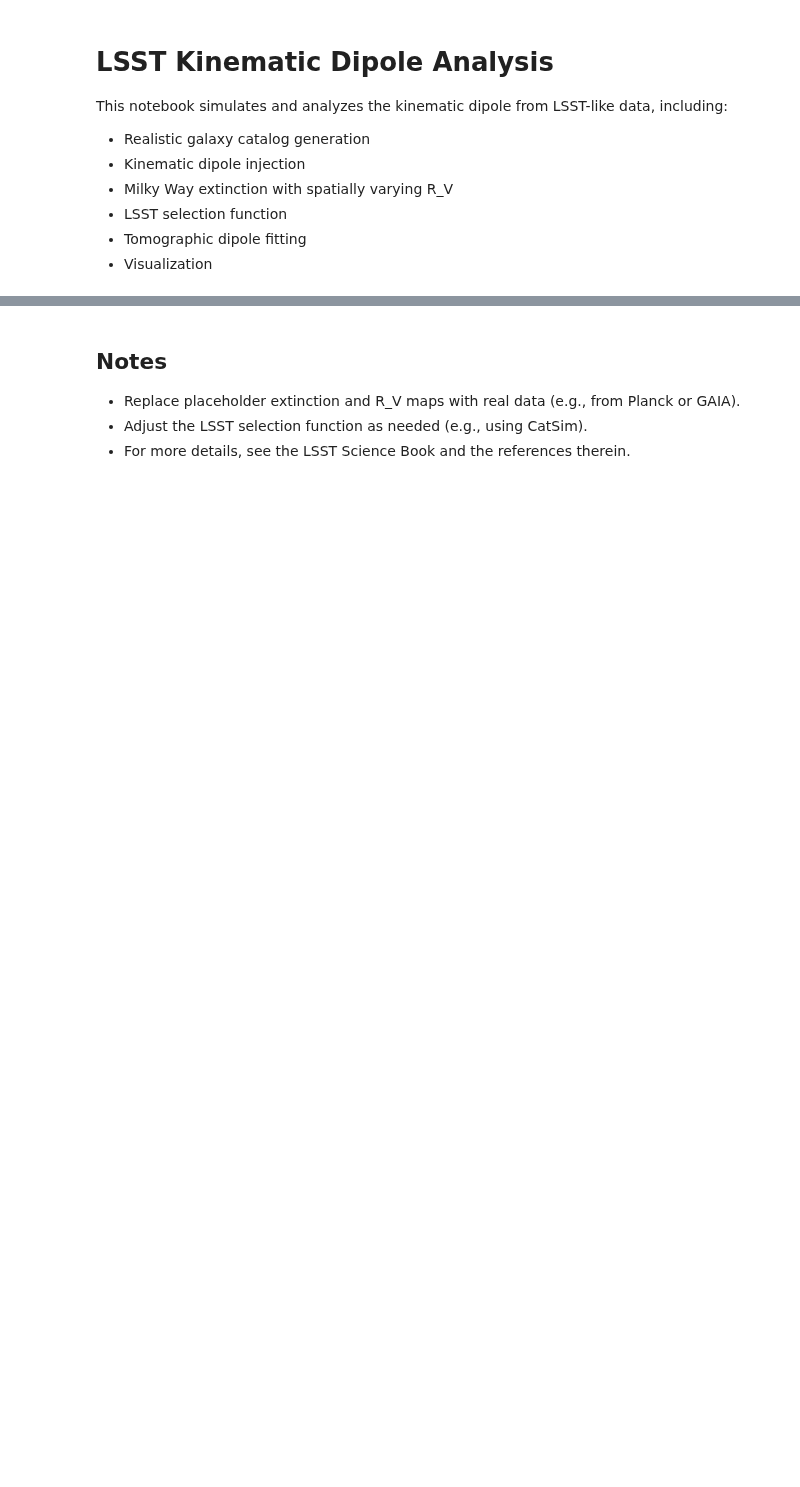
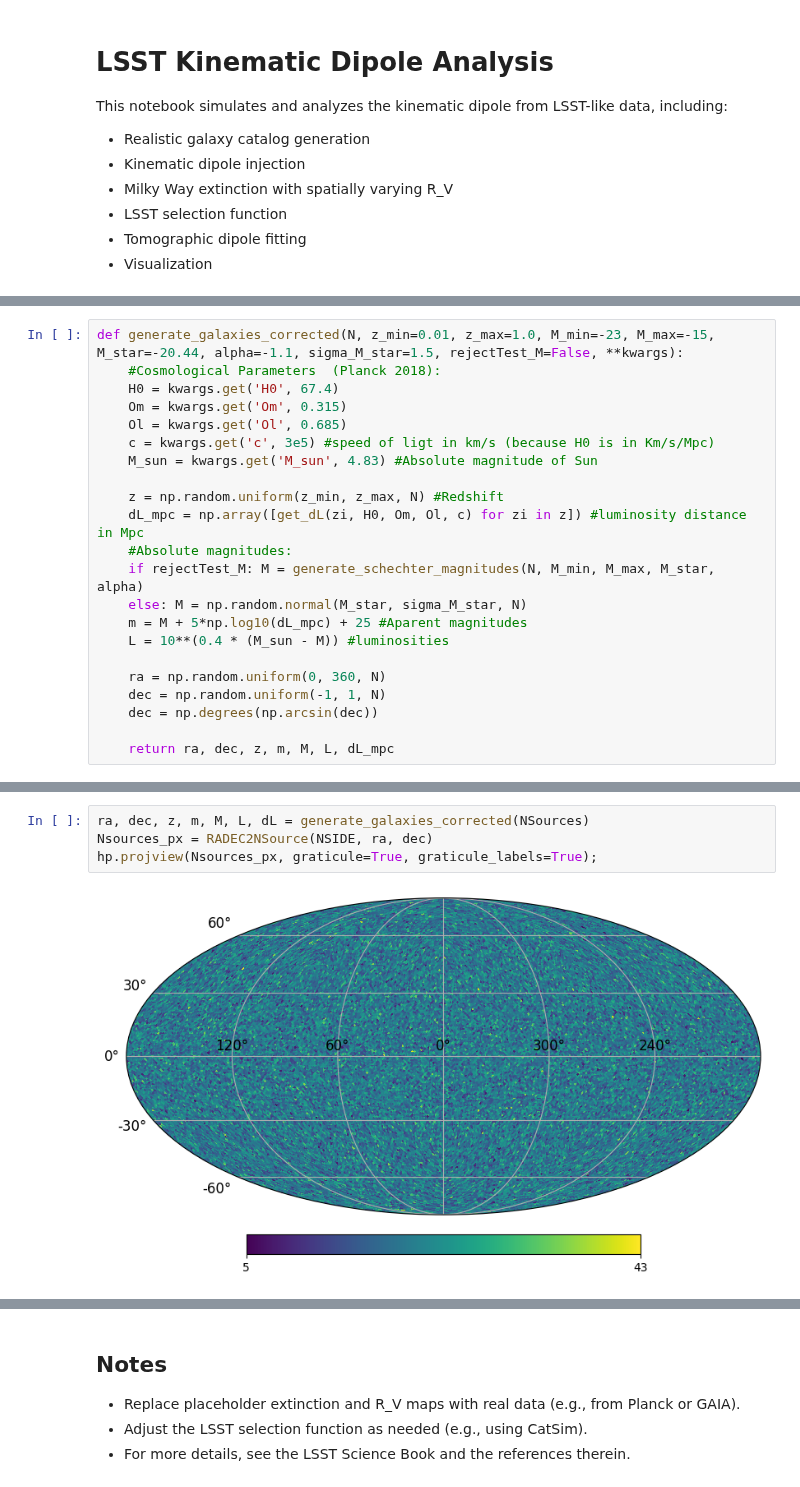
Before and after one commit to MarrybellMB/M2_Stage_Code, a Jupyter notebook: cosmic_dipole_formalism_emmy.ipynb, the cells around one changed output, grey strips where cells are left out. Drawn from its saved outputs; the diff is of its cells as text; blank space fills up the shorter version.

```diff
--- a/cosmic_dipole_formalism_emmy.ipynb
+++ b/cosmic_dipole_formalism_emmy.ipynb
@@ -143 +63,23 @@ print(f"Luminosité (Watts) de la 1ère galaxie : {data['L_watts'][0]:.2e} W")
+# %%
+def generate_galaxies_corrected(N, z_min=0.01, z_max=1.0, M_min=-23, M_max=-15, M_star=-20.44, alpha=-1.1, sigma_M_star=1.5, rejectTest_M=False, **kwargs):
+    #Cosmological Parameters  (Planck 2018):
+    H0 = kwargs.get('H0', 67.4)
+    Om = kwargs.get('Om', 0.315)
+    Ol = kwargs.get('Ol', 0.685)
+    c = kwargs.get('c', 3e5) #speed of ligt in km/s (because H0 is in Km/s/Mpc)
+    M_sun = kwargs.get('M_sun', 4.83) #Absolute magnitude of Sun
+
+    z = np.random.uniform(z_min, z_max, N) #Redshift
+    dL_mpc = np.array([get_dL(zi, H0, Om, Ol, c) for zi in z]) #luminosity distance in Mpc
+    #Absolute magnitudes:
+    if rejectTest_M: M = generate_schechter_magnitudes(N, M_min, M_max, M_star, alpha)
+    else: M = np.random.normal(M_star, sigma_M_star, N)
+    m = M + 5*np.log10(dL_mpc) + 25 #Aparent magnitudes
+    L = 10**(0.4 * (M_sun - M)) #luminosities
+
+    ra = np.random.uniform(0, 360, N)
+    dec = np.random.uniform(-1, 1, N)
+    dec = np.degrees(np.arcsin(dec))
+
+    return ra, dec, z, m, M, L, dL_mpc
 # %% [markdown]
@@ -156,0 +99,6 @@ Number of pixels = 49152
+# %%
+ra, dec, z, m, M, L, dL = generate_galaxies_corrected(NSources)
+Nsources_px = RADEC2NSource(NSIDE, ra, dec)
+hp.projview(Nsources_px, graticule=True, graticule_labels=True);
+# %% [output]
+[figure, added]
```
Also changed, not shown: parts of 26 cells of this notebook.
